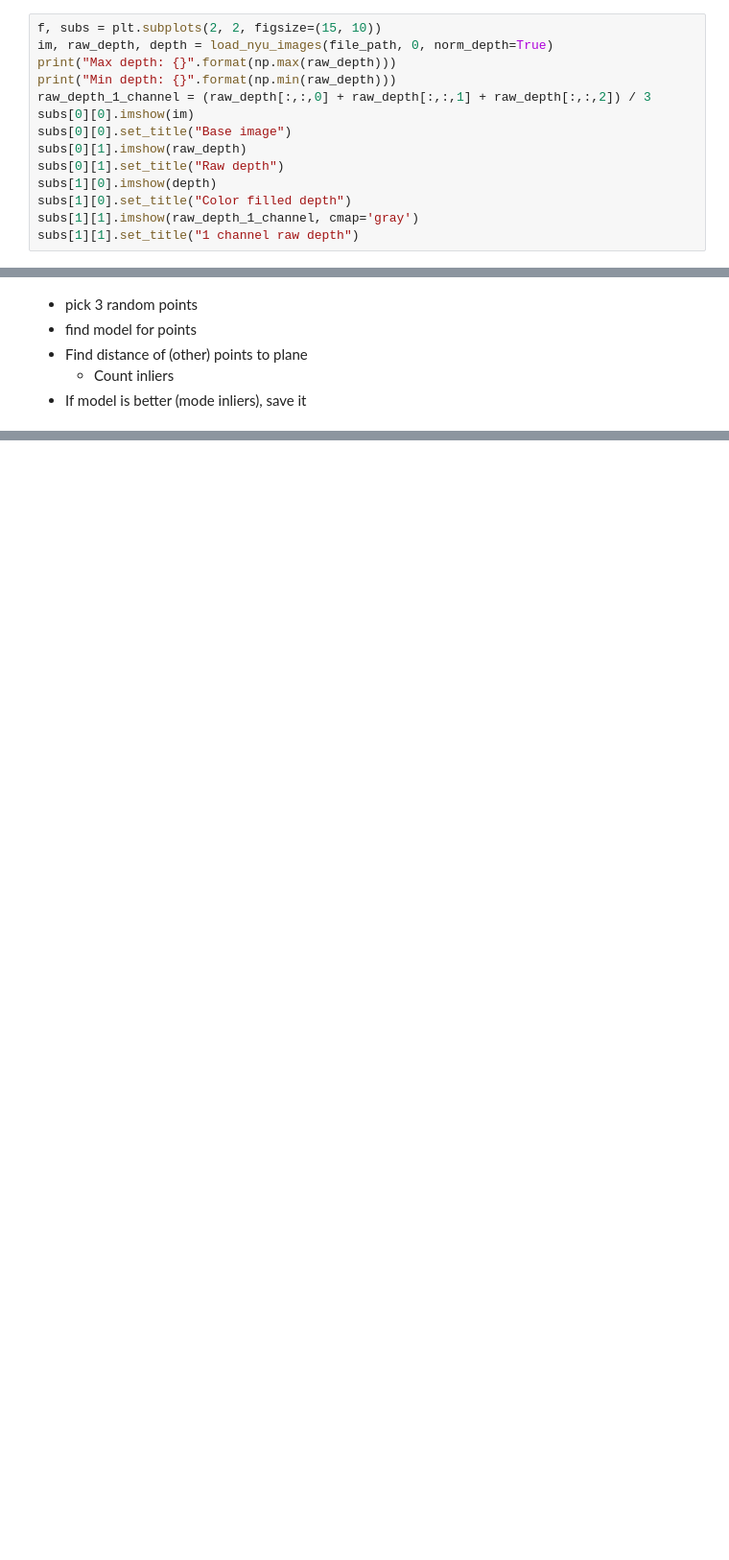
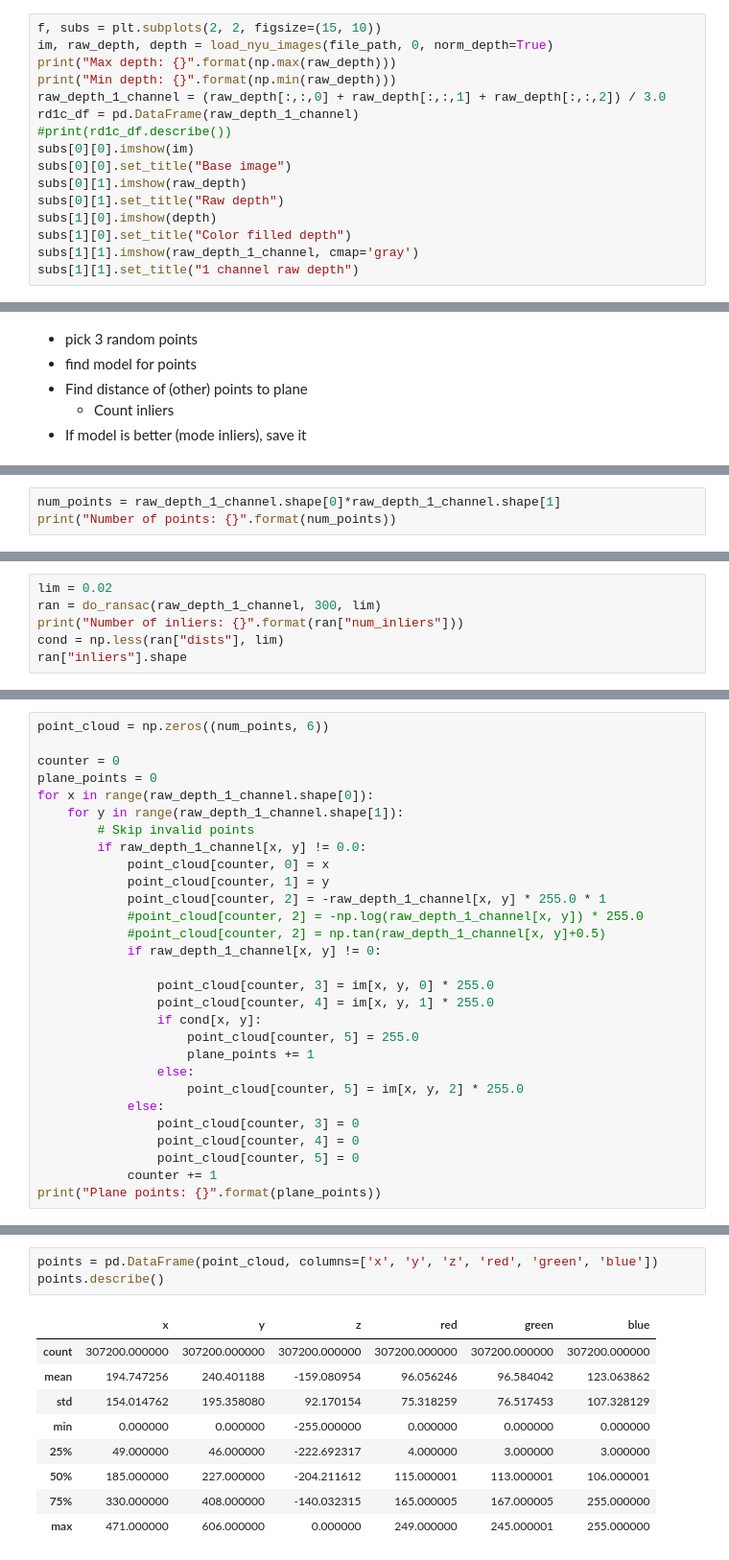
Before and after one commit to ClausHolmgaard/Playground, a Jupyter notebook: ImageProcessing/RANSAC/RansacImplementation.ipynb, the cells around one changed output, grey strips where cells are left out. Shown: that part at 96% size. Saved outputs shown, nothing was run; the diff lists cells and outputs as text; blank space fills up the shorter version.

```diff
--- a/ImageProcessing/RANSAC/RansacImplementation.ipynb
+++ b/ImageProcessing/RANSAC/RansacImplementation.ipynb
@@ -19,7 +21,9 @@ f, subs = plt.subplots(2, 2, figsize=(15, 10))
 im, raw_depth, depth = load_nyu_images(file_path, 0, norm_depth=True)
 print("Max depth: {}".format(np.max(raw_depth)))
 print("Min depth: {}".format(np.min(raw_depth)))
-raw_depth_1_channel = (raw_depth[:,:,0] + raw_depth[:,:,1] + raw_depth[:,:,2]) / 3
+raw_depth_1_channel = (raw_depth[:,:,0] + raw_depth[:,:,1] + raw_depth[:,:,2]) / 3.0
+rd1c_df = pd.DataFrame(raw_depth_1_channel)
+#print(rd1c_df.describe())
 subs[0][0].imshow(im)
 subs[0][0].set_title("Base image")
 subs[0][1].imshow(raw_depth)
@@ -71,0 +139,3 @@ dists[dists<0.001].shape
+# %%
+num_points = raw_depth_1_channel.shape[0]*raw_depth_1_channel.shape[1]
+print("Number of points: {}".format(num_points))
@@ -71,0 +144,6 @@ dists[dists<0.001].shape
+# %%
+lim = 0.02
+ran = do_ransac(raw_depth_1_channel, 300, lim)
+print("Number of inliers: {}".format(ran["num_inliers"]))
+cond = np.less(ran["dists"], lim)
+ran["inliers"].shape
@@ -71,0 +154,29 @@ dists[dists<0.001].shape
+# %%
+point_cloud = np.zeros((num_points, 6))
+
+counter = 0
+plane_points = 0
+for x in range(raw_depth_1_channel.shape[0]):
+    for y in range(raw_depth_1_channel.shape[1]):
+        # Skip invalid points
+        if raw_depth_1_channel[x, y] != 0.0:
+            point_cloud[counter, 0] = x
+            point_cloud[counter, 1] = y
+            point_cloud[counter, 2] = -raw_depth_1_channel[x, y] * 255.0 * 1
+            #point_cloud[counter, 2] = -np.log(raw_depth_1_channel[x, y]) * 255.0
+            #point_cloud[counter, 2] = np.tan(raw_depth_1_channel[x, y]+0.5)
+            if raw_depth_1_channel[x, y] != 0:
+
+                point_cloud[counter, 3] = im[x, y, 0] * 255.0
+                point_cloud[counter, 4] = im[x, y, 1] * 255.0
+                if cond[x, y]:
+                    point_cloud[counter, 5] = 255.0
+                    plane_points += 1
+                else:
+                    point_cloud[counter, 5] = im[x, y, 2] * 255.0
+            else:
+                point_cloud[counter, 3] = 0
+                point_cloud[counter, 4] = 0
+                point_cloud[counter, 5] = 0
+            counter += 1
+print("Plane points: {}".format(plane_points))
@@ -71,0 +198,13 @@ dists[dists<0.001].shape
+# %%
+points = pd.DataFrame(point_cloud, columns=['x', 'y', 'z', 'red', 'green', 'blue'])
+points.describe()
+# %% [output]
+|  | x | y | z | red | green | blue |
+| count | 307200.000000 | 307200.000000 | 307200.000000 | 307200.000000 | 307200.000000 | 307200.000000 |
+| mean | 194.747256 | 240.401188 | -159.080954 | 96.056246 | 96.584042 | 123.063862 |
+| std | 154.014762 | 195.358080 | 92.170154 | 75.318259 | 76.517453 | 107.328129 |
+| min | 0.000000 | 0.000000 | -255.000000 | 0.000000 | 0.000000 | 0.000000 |
+| 25% | 49.000000 | 46.000000 | -222.692317 | 4.000000 | 3.000000 | 3.000000 |
+| 50% | 185.000000 | 227.000000 | -204.211612 | 115.000001 | 113.000001 | 106.000001 |
+| 75% | 330.000000 | 408.000000 | -140.032315 | 165.000005 | 167.000005 | 255.000000 |
+| max | 471.000000 | 606.000000 | 0.000000 | 249.000000 | 245.000001 | 255.000000 |
```
Also changed, not shown: parts of 14 cells of this notebook, 50 other files.
